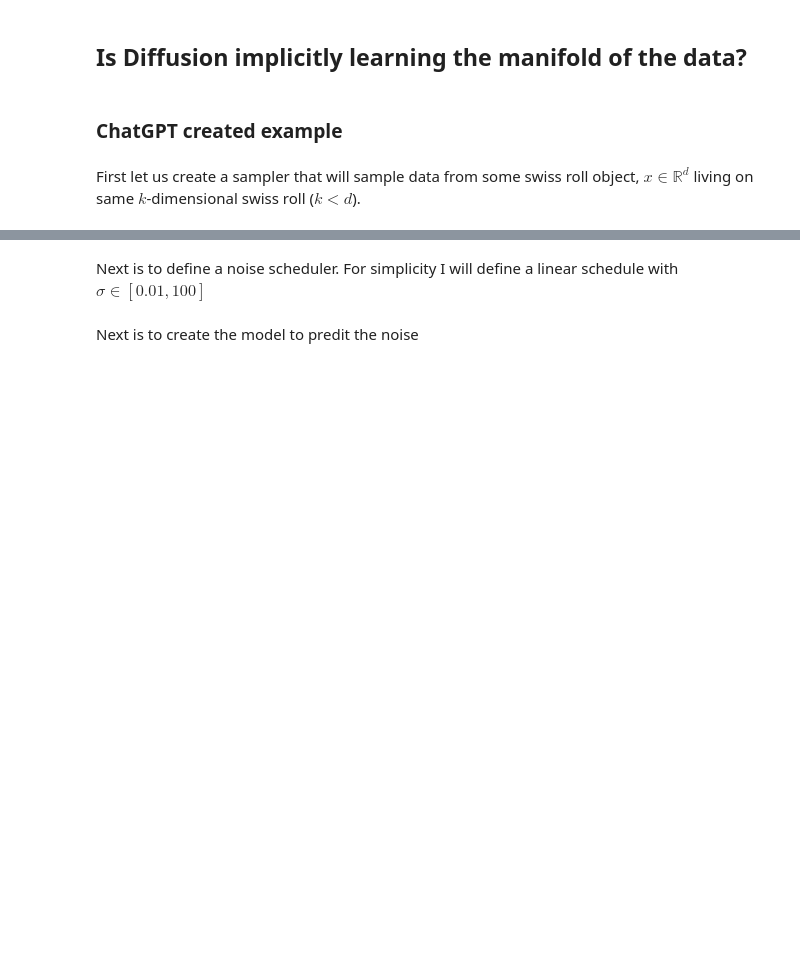
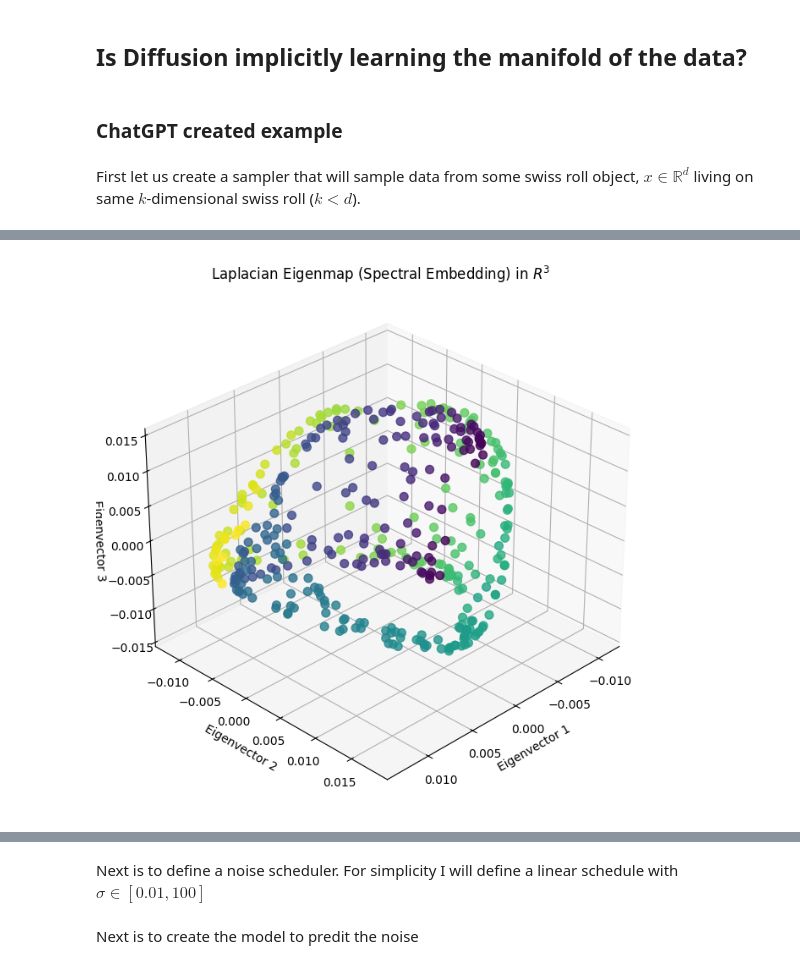
Before and after one commit to Nicky-2000/RNA-Seq-Manifold-Diffusion, a Jupyter notebook: Exploration_Notebooks/diffusion_on_synthetic_manifolds.ipynb, the cells around one changed output, grey strips where cells are left out. Cells and saved outputs as stored; diff of their text form; code cells hidden in the pictures; blank space fills up the shorter version.

```diff
--- a/Exploration_Notebooks/diffusion_on_synthetic_manifolds.ipynb
+++ b/Exploration_Notebooks/diffusion_on_synthetic_manifolds.ipynb
@@ -53,0 +54,33 @@ sampler.visualize_swissroll()
+# %%
+from sklearn.manifold import SpectralEmbedding
+
+# 1. Perform Laplacian Eigenmaps (Spectral Embedding)
+# We use 'nearest_neighbors' affinity to construct the graph Laplacian
+embedding = SpectralEmbedding(n_components=3, affinity='nearest_neighbors', random_state=42)
+X_transformed = embedding.fit_transform(sampler.X)
+
+# 2. Visualize the Results in 3D
+fig = plt.figure(figsize=(10, 8))
+ax = fig.add_subplot(111, projection="3d")
+
+ax.scatter(
+    X_transformed[:, 0],
+    X_transformed[:, 1],
+    X_transformed[:, 2],
+    c=sampler.color,  # Use original colors to track the manifold structure
+    s=50,
+    alpha=0.8,
+    cmap='viridis'
+)
+
+ax.set_title("Laplacian Eigenmap (Spectral Embedding) in $R^3$")
+ax.set_xlabel("Eigenvector 1")
+ax.set_ylabel("Eigenvector 2")
+ax.set_zlabel("Eigenvector 3")
+
+# Adjust view for better perspective of the manifold structure
+ax.view_init(azim=45, elev=30)
+
+plt.show()
+# %% [output]
+[figure, added]
```
Also changed, not shown: parts of 3 cells of this notebook.
